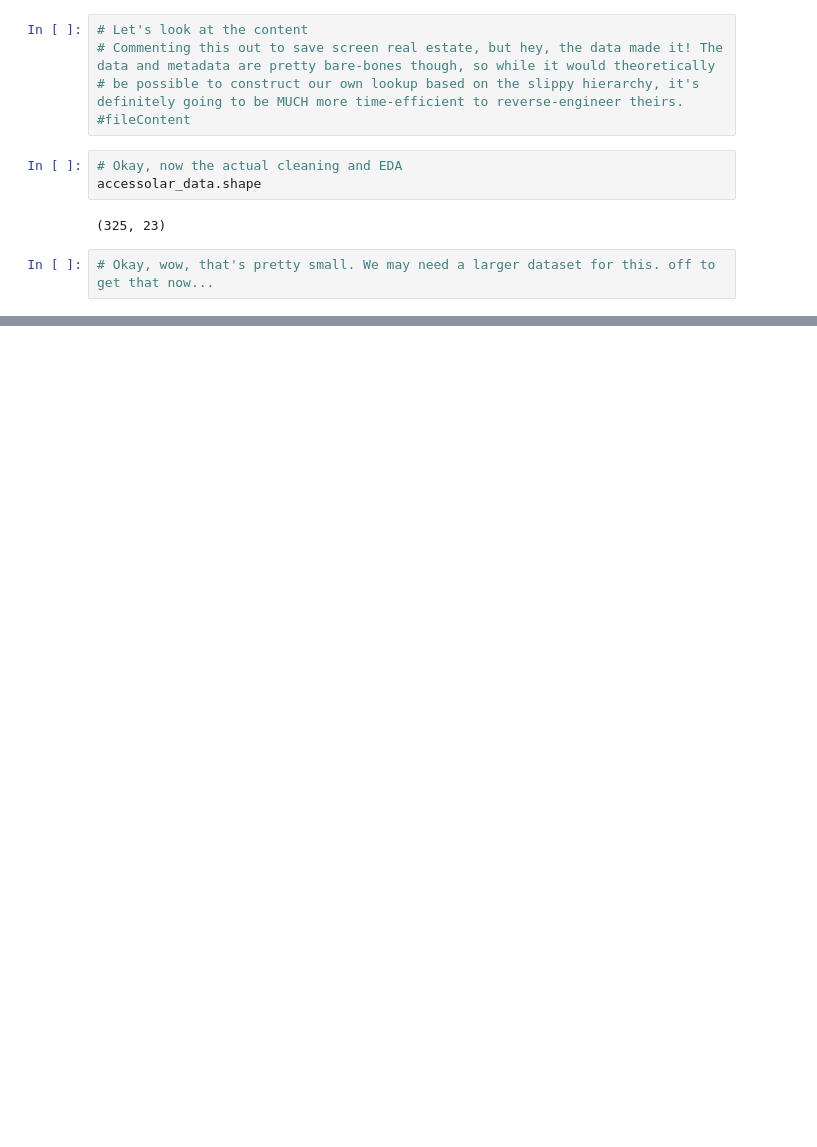
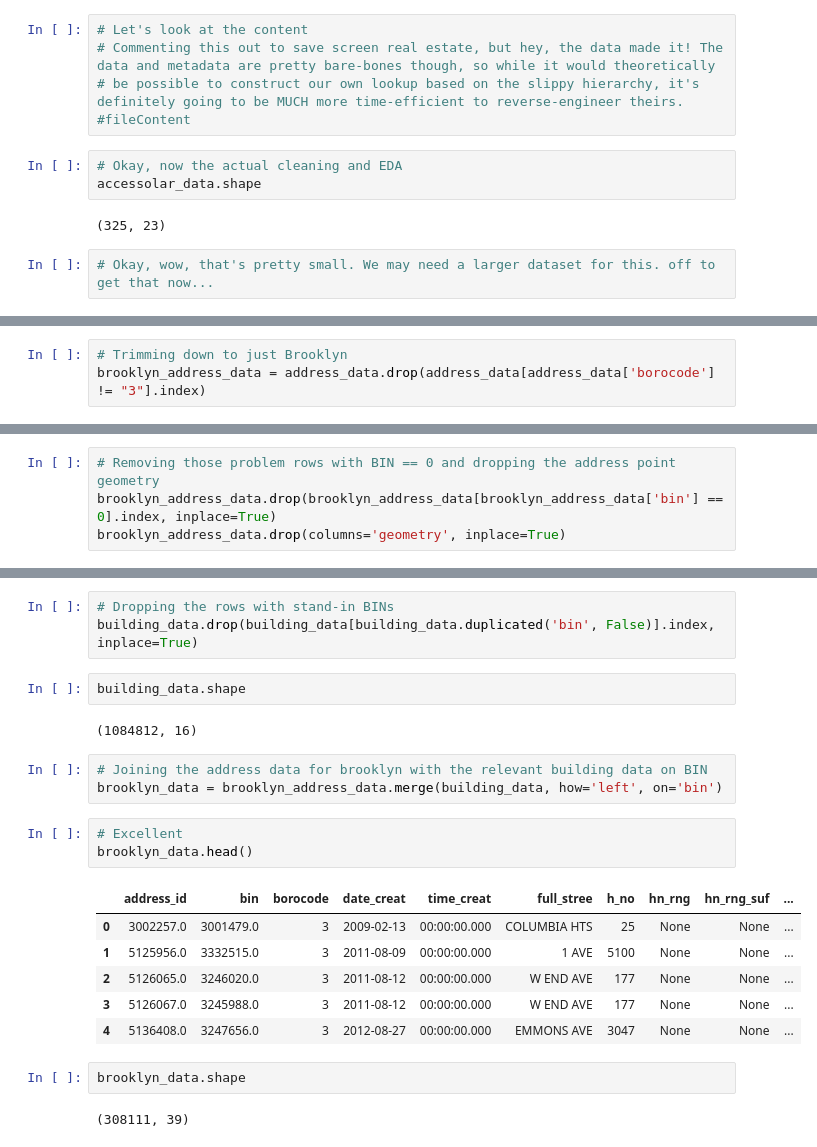
Before and after one commit to The-Sunshine-Collective/DataCleaning, a Jupyter notebook: Solar_EDA.ipynb, the cells around one changed output, grey strips where cells are left out. Drawn from its saved outputs; the diff is of its cells as text; blank space fills up the shorter version.

```diff
--- a/Solar_EDA.ipynb
+++ b/Solar_EDA.ipynb
@@ -129,0 +315,3 @@ geo_test.head()
+# %%
+# Trimming down to just Brooklyn
+brooklyn_address_data = address_data.drop(address_data[address_data['borocode'] != "3"].index)
@@ -129,0 +322,4 @@ geo_test.head()
+# %%
+# Removing those problem rows with BIN == 0 and dropping the address point geometry
+brooklyn_address_data.drop(brooklyn_address_data[brooklyn_address_data['bin'] == 0].index, inplace=True)
+brooklyn_address_data.drop(columns='geometry', inplace=True)
@@ -129,0 +348,24 @@ geo_test.head()
+# %%
+# Dropping the rows with stand-in BINs
+building_data.drop(building_data[building_data.duplicated('bin', False)].index, inplace=True)
+# %%
+building_data.shape
+# %% [output]
+(1084812, 16)
+# %%
+# Joining the address data for brooklyn with the relevant building data on BIN
+brooklyn_data = brooklyn_address_data.merge(building_data, how='left', on='bin')
+# %%
+# Excellent
+brooklyn_data.head()
+# %% [output]
+|  | address_id | bin | borocode | date_creat | time_creat | full_stree | h_no | hn_rng | hn_rng_suf | ... |
+| 0 | 3002257.0 | 3001479.0 | 3 | 2009-02-13 | 00:00:00.000 | COLUMBIA HTS | 25 | None | None | ... |
+| 1 | 5125956.0 | 3332515.0 | 3 | 2011-08-09 | 00:00:00.000 | 1 AVE | 5100 | None | None | ... |
+| 2 | 5126065.0 | 3246020.0 | 3 | 2011-08-12 | 00:00:00.000 | W END AVE | 177 | None | None | ... |
+| 3 | 5126067.0 | 3245988.0 | 3 | 2011-08-12 | 00:00:00.000 | W END AVE | 177 | None | None | ... |
+| 4 | 5136408.0 | 3247656.0 | 3 | 2012-08-27 | 00:00:00.000 | EMMONS AVE | 3047 | None | None | ... |
+# %%
+brooklyn_data.shape
+# %% [output]
+(308111, 39)
```
Also changed, not shown: parts of 35 cells of this notebook.
